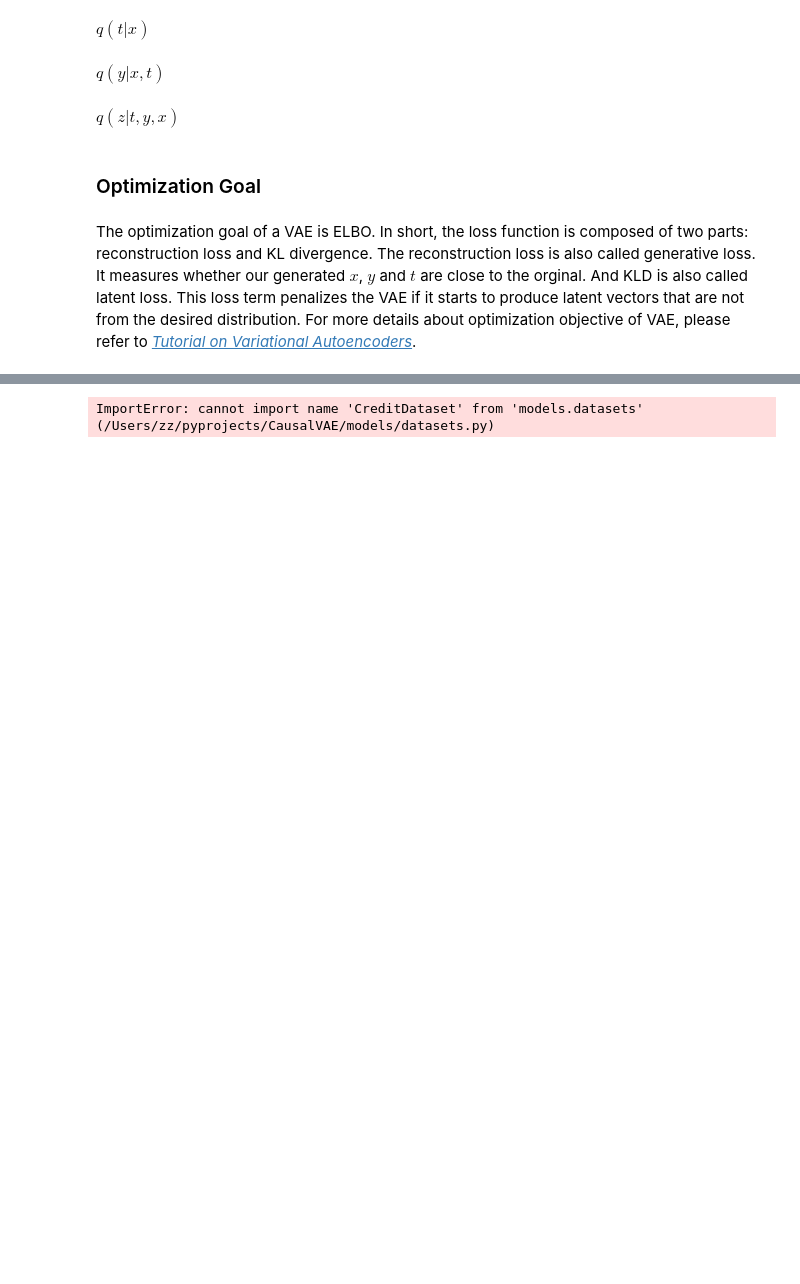
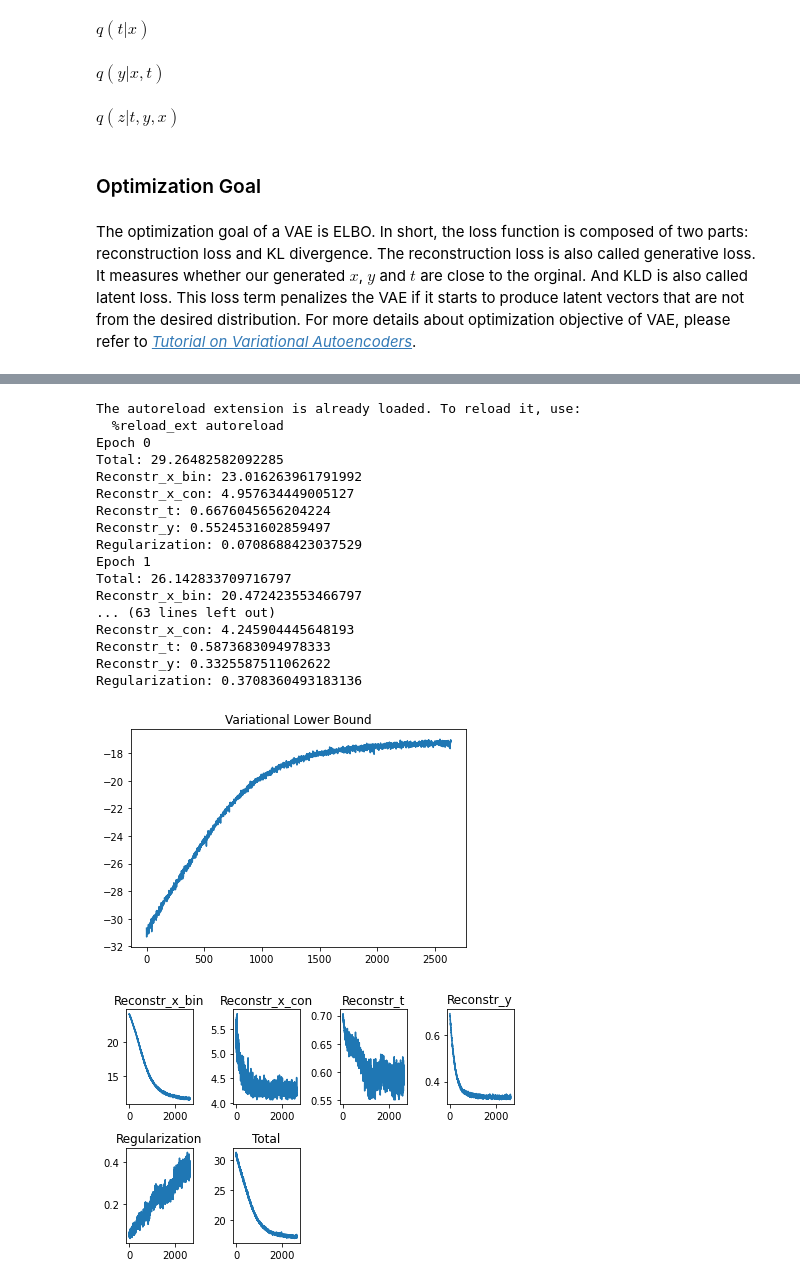
Before and after one commit to zzhao62/CausalVAE, a Jupyter notebook: tutorial.ipynb, the cells around one changed output, grey strips where cells are left out. Cells and saved outputs as stored; diff of their text form; code cells hidden in the pictures; blank space fills up the shorter version.

```diff
--- a/tutorial.ipynb
+++ b/tutorial.ipynb
@@ -321,22 +324,24 @@ from models.networks import p_t_z, p_x_z, p_y_zt, q_t_x, q_y_xt, q_z_tyx
 from models.initialize import init_qz
 from collections import defaultdict
 import matplotlib.pyplot as plt
-import pickle
+
+%load_ext autoreload
+%autoreload 2
 
 # Hyper-parameters
 M = 1000
-epochs = 50
+epochs = 10
 lr = 0.0001
 decay = 0.001
-print_every = 10
+print_every = 1
 z_dim = 20
 h_dim = 64
 
 device = 'cuda' if torch.cuda.is_available() else 'cpu'
 
 # read data
-trainset = CreditDataset(M,path="../data/credit_train.csv")
-testset = CreditDataset(M, path="../data/credit_test.csv")
+trainset = CreditDataset(M,path="./data/credit_train.csv")
+testset = CreditDataset(M, path="./data/credit_test.csv")
 
 (xtr, ttr, ytr) = (trainset.data_x, trainset.data_t, trainset.data_y)
 (xte, tte, yte) = (testset.data_x, testset.data_t, testset.data_y)
@@ -455,43 +460,49 @@ for epoch in range(n_epoch+1):
         # Update step
         optimizer.step()
 
     loss_history_store['Total'].append(-np.mean(loss_epoch_store['Total']))
     loss_history_store['Reconstr_x_bin'].append(-np.mean(loss_epoch_store['Reconstr_x_bin']))
     loss_history_store['Reconstr_x_con'].append(-np.mean(loss_epoch_store['Reconstr_x_con']))
     loss_history_store['Reconstr_t'].append(-np.mean(loss_epoch_store['Reconstr_t']))
     loss_history_store['Reconstr_y'].append(-np.mean(loss_epoch_store['Reconstr_y']))
     loss_history_store['Regularization'].append(-np.mean(loss_epoch_store['Regularization']))
 
     if epoch % print_every == 0:
         print('Epoch %i' % epoch)
         for k, v in loss_history_store.items():
             print("{}: {}".format(k, v[-1]))
 
 plt.figure()
 plt.plot(np.array(loss['Total']), label='Total')
 plt.title('Variational Lower Bound')
 plt.show()
 
 plt.figure()
 subidx = 1
 for key, value in loss.items():
     plt.subplot(2, 4, subidx)
     plt.tight_layout()
     plt.plot(-np.array(value), label=key)
     plt.title(key)
     subidx += 1
 plt.show()
-
-with open('../results/train_history.pkl', 'wb') as f:
-    pickle.dump(loss_history_store, f)
-
-torch.save({
-            'p_x_z_dist': p_x_z_dist.state_dict(),
-            'p_t_z_dist': p_t_z_dist.state_dict(),
-            'p_y_zt_dist': p_y_zt_dist.state_dict(),
-            'q_t_x_dist': q_t_x_dist.state_dict(),
-            'q_y_xt_dist': q_y_xt_dist.state_dict(),
-            'q_z_tyx_dist': q_z_tyx_dist.state_dict()
-            }, "../results/nets.pt")
 # %% [output]
-ImportError: cannot import name 'CreditDataset' from 'models.datasets' (/Users/zz/pyprojects/CausalVAE/models/datasets.py)
+The autoreload extension is already loaded. To reload it, use:
+  %reload_ext autoreload
+Epoch 0
+Total: 29.26482582092285
+Reconstr_x_bin: 23.016263961791992
+Reconstr_x_con: 4.957634449005127
+Reconstr_t: 0.6676045656204224
+Reconstr_y: 0.5524531602859497
+Regularization: 0.0708688423037529
+Epoch 1
+Total: 26.142833709716797
+Reconstr_x_bin: 20.472423553466797
+... (63 lines left out)
+Reconstr_x_con: 4.245904445648193
+Reconstr_t: 0.5873683094978333
+Reconstr_y: 0.3325587511062622
+Regularization: 0.3708360493183136
+[figure, added]
+[figure, added]
```
Also changed, not shown: parts of 6 cells of this notebook.
